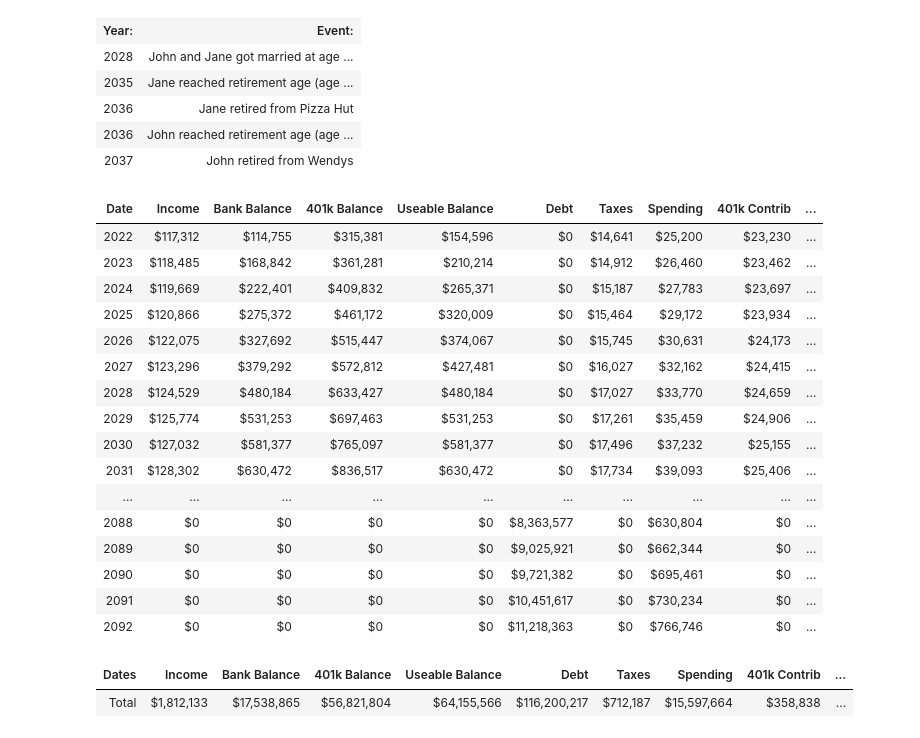
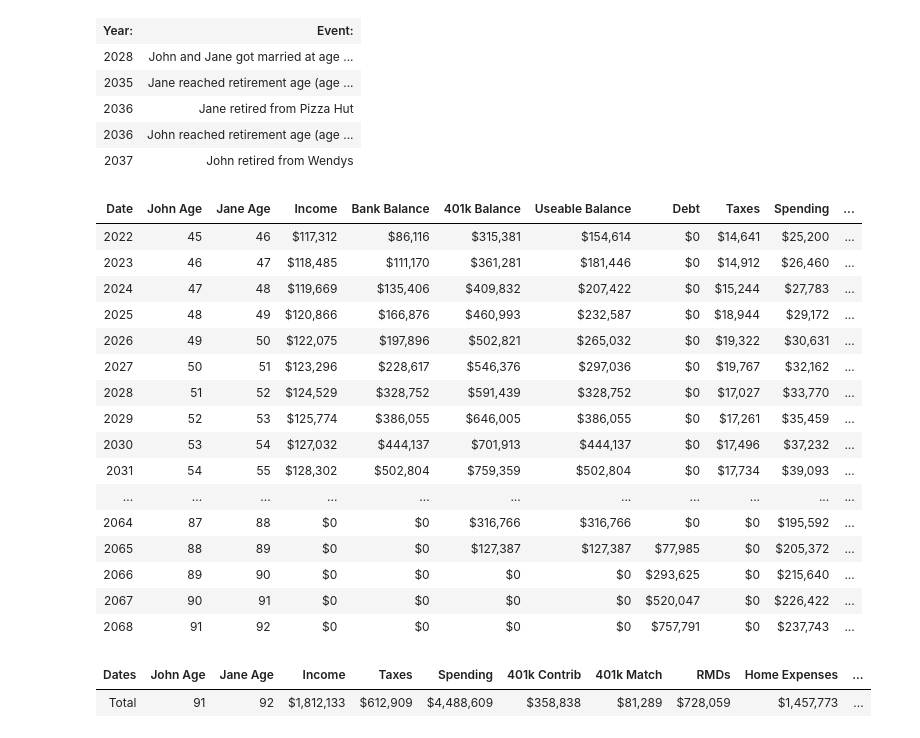
Before and after one commit to sw23/life-model, a Jupyter notebook: ExampleSimulation.ipynb, the cells around one changed output. Cells and saved outputs as stored; diff of their text form; code cells hidden in the pictures.

Commit message:
Adding initial support for apartments and homes

```diff
--- a/ExampleSimulation.ipynb
+++ b/ExampleSimulation.ipynb
@@ -151,9 +185,12 @@ LifeEvents(simulation, [
 Shows the result of retirement
 # %%
 time_data = []
+simulation.end_year = john.get_year_at_age(90)
 for year in simulation.get_year_range():
     simulation.advance_year()
     year_end_data = simulation.get_stats()
+    year_end_data['John Age'] = john.age
+    year_end_data['Jane Age'] = jane.age
     year_end_data['year'] = year
     time_data.append(year_end_data)
 
@@ -168,78 +205,86 @@ simulation.event_log
 # %%
 import pandas as pd
 
 df= pd.DataFrame({
     'Date': simulation.simulated_years,
+    'John Age': [x['John Age'] for x in time_data],
+    'Jane Age': [x['Jane Age'] for x in time_data],
     'Income': [x['stat_gross_income'] for x in time_data],
     'Bank Balance': [x['stat_bank_balance'] for x in time_data],
     '401k Balance': [x['stat_401k_balance'] for x in time_data],
     'Useable Balance': [x['stat_useable_balance'] for x in time_data],
     'Debt': [x['stat_debt'] for x in time_data],
     'Taxes': [x['stat_taxes_paid'] for x in time_data],
     'Spending': [x['stat_money_spent'] for x in time_data],
     '401k Contrib': [x['stat_retirement_contrib'] for x in time_data],
     '401k Match': [x['stat_retirement_match'] for x in time_data],
     'RMDs': [x['stat_required_min_distrib'] for x in time_data],
+    'Home Expenses': [x['stat_home_expenses_paid'] for x in time_data],
+    'Interest Paid': [x['stat_interest_paid'] for x in time_data],
+    'Rent Paid': [x['stat_rent_paid'] for x in time_data],
 })
 df.style.format(precision=0, na_rep='MISSING',
                 formatter={'Income': '${:,.0f}',
                            'Bank Balance': '${:,.0f}',
                            '401k Balance': '${:,.0f}',
                            'Useable Balance': '${:,.0f}',
                            'Debt': '${:,.0f}',
                            'Taxes': '${:,.0f}',
                            'Spending': '${:,.0f}',
                            '401k Contrib': '${:,.0f}',
                            '401k Match': '${:,.0f}',
                            'RMDs': '${:,.0f}',
+                           'Home Expenses': '${:,.0f}',
+                           'Interest Paid': '${:,.0f}',
+                           'Rent Paid': '${:,.0f}',
                            }).hide_index()
 # %% [output]
-| Date | Income | Bank Balance | 401k Balance | Useable Balance | Debt | Taxes | Spending | 401k Contrib | ... |
-| 2022 | $117,312 | $114,755 | $315,381 | $154,596 | $0 | $14,641 | $25,200 | $23,230 | ... |
-| 2023 | $118,485 | $168,842 | $361,281 | $210,214 | $0 | $14,912 | $26,460 | $23,462 | ... |
-| 2024 | $119,669 | $222,401 | $409,832 | $265,371 | $0 | $15,187 | $27,783 | $23,697 | ... |
-| 2025 | $120,866 | $275,372 | $461,172 | $320,009 | $0 | $15,464 | $29,172 | $23,934 | ... |
-| 2026 | $122,075 | $327,692 | $515,447 | $374,067 | $0 | $15,745 | $30,631 | $24,173 | ... |
-| 2027 | $123,296 | $379,292 | $572,812 | $427,481 | $0 | $16,027 | $32,162 | $24,415 | ... |
-| 2028 | $124,529 | $480,184 | $633,427 | $480,184 | $0 | $17,027 | $33,770 | $24,659 | ... |
-| 2029 | $125,774 | $531,253 | $697,463 | $531,253 | $0 | $17,261 | $35,459 | $24,906 | ... |
-| 2030 | $127,032 | $581,377 | $765,097 | $581,377 | $0 | $17,496 | $37,232 | $25,155 | ... |
-| 2031 | $128,302 | $630,472 | $836,517 | $630,472 | $0 | $17,734 | $39,093 | $25,406 | ... |
-| ... | ... | ... | ... | ... | ... | ... | ... | ... | ... |
-| 2088 | $0 | $0 | $0 | $0 | $8,363,577 | $0 | $630,804 | $0 | ... |
-| 2089 | $0 | $0 | $0 | $0 | $9,025,921 | $0 | $662,344 | $0 | ... |
-| 2090 | $0 | $0 | $0 | $0 | $9,721,382 | $0 | $695,461 | $0 | ... |
-| 2091 | $0 | $0 | $0 | $0 | $10,451,617 | $0 | $730,234 | $0 | ... |
-| 2092 | $0 | $0 | $0 | $0 | $11,218,363 | $0 | $766,746 | $0 | ... |
+| Date | John Age | Jane Age | Income | Bank Balance | 401k Balance | Useable Balance | Debt | Taxes | Spending | ... |
+| 2022 | 45 | 46 | $117,312 | $86,116 | $315,381 | $154,614 | $0 | $14,641 | $25,200 | ... |
+| 2023 | 46 | 47 | $118,485 | $111,170 | $361,281 | $181,446 | $0 | $14,912 | $26,460 | ... |
+| 2024 | 47 | 48 | $119,669 | $135,406 | $409,832 | $207,422 | $0 | $15,244 | $27,783 | ... |
+| 2025 | 48 | 49 | $120,866 | $166,876 | $460,993 | $232,587 | $0 | $18,944 | $29,172 | ... |
+| 2026 | 49 | 50 | $122,075 | $197,896 | $502,821 | $265,032 | $0 | $19,322 | $30,631 | ... |
+| 2027 | 50 | 51 | $123,296 | $228,617 | $546,376 | $297,036 | $0 | $19,767 | $32,162 | ... |
+| 2028 | 51 | 52 | $124,529 | $328,752 | $591,439 | $328,752 | $0 | $17,027 | $33,770 | ... |
+| 2029 | 52 | 53 | $125,774 | $386,055 | $646,005 | $386,055 | $0 | $17,261 | $35,459 | ... |
+| 2030 | 53 | 54 | $127,032 | $444,137 | $701,913 | $444,137 | $0 | $17,496 | $37,232 | ... |
+| 2031 | 54 | 55 | $128,302 | $502,804 | $759,359 | $502,804 | $0 | $17,734 | $39,093 | ... |
+| ... | ... | ... | ... | ... | ... | ... | ... | ... | ... | ... |
+| 2064 | 87 | 88 | $0 | $0 | $316,766 | $316,766 | $0 | $0 | $195,592 | ... |
+| 2065 | 88 | 89 | $0 | $0 | $127,387 | $127,387 | $77,985 | $0 | $205,372 | ... |
+| 2066 | 89 | 90 | $0 | $0 | $0 | $0 | $293,625 | $0 | $215,640 | ... |
+| 2067 | 90 | 91 | $0 | $0 | $0 | $0 | $520,047 | $0 | $226,422 | ... |
+| 2068 | 91 | 92 | $0 | $0 | $0 | $0 | $757,791 | $0 | $237,743 | ... |
 # %%
 df_total = pd.DataFrame({
     'Dates': ['Total'],
+    'John Age': [max(x['John Age'] for x in time_data)],
+    'Jane Age': [max(x['Jane Age'] for x in time_data)],
     'Income': [sum(x['stat_gross_income'] for x in time_data)],
-    'Bank Balance': [sum(x['stat_bank_balance'] for x in time_data)],
-    '401k Balance': [sum(x['stat_401k_balance'] for x in time_data)],
-    'Useable Balance': [sum(x['stat_useable_balance'] for x in time_data)],
-    'Debt': [sum(x['stat_debt'] for x in time_data)],
     'Taxes': [sum(x['stat_taxes_paid'] for x in time_data)],
     'Spending': [sum(x['stat_money_spent'] for x in time_data)],
     '401k Contrib': [sum(x['stat_retirement_contrib'] for x in time_data)],
     '401k Match': [sum(x['stat_retirement_match'] for x in time_data)],
     'RMDs': [sum(x['stat_required_min_distrib'] for x in time_data)],
+    'Home Expenses': [sum(x['stat_home_expenses_paid'] for x in time_data)],
+    'Interest Paid': [sum(x['stat_interest_paid'] for x in time_data)],
+    'Rent Paid': [sum(x['stat_rent_paid'] for x in time_data)],
 })
 df_total.style.format(precision=0, na_rep='MISSING',
                 formatter={'Income': '${:,.0f}',
-                           'Bank Balance': '${:,.0f}',
-                           '401k Balance': '${:,.0f}',
-                           'Useable Balance': '${:,.0f}',
-                           'Debt': '${:,.0f}',
                            'Taxes': '${:,.0f}',
                            'Spending': '${:,.0f}',
                            '401k Contrib': '${:,.0f}',
                            '401k Match': '${:,.0f}',
                            'RMDs': '${:,.0f}',
+                           'Home Expenses': '${:,.0f}',
+                           'Interest Paid': '${:,.0f}',
+                           'Rent Paid': '${:,.0f}',
                            }).hide_index()
 # %% [output]
-| Dates | Income | Bank Balance | 401k Balance | Useable Balance | Debt | Taxes | Spending | 401k Contrib | ... |
-| Total | $1,812,133 | $17,538,865 | $56,821,804 | $64,155,566 | $116,200,217 | $712,187 | $15,597,664 | $358,838 | ... |
+| Dates | John Age | Jane Age | Income | Taxes | Spending | 401k Contrib | 401k Match | RMDs | Home Expenses | ... |
+| Total | 91 | 92 | $1,812,133 | $612,909 | $4,488,609 | $358,838 | $81,289 | $728,059 | $1,457,773 | ... |
 # %%
 import matplotlib.pyplot as plt
 
```
Also changed, not shown: parts of 4 cells of this notebook, 4 other files.
